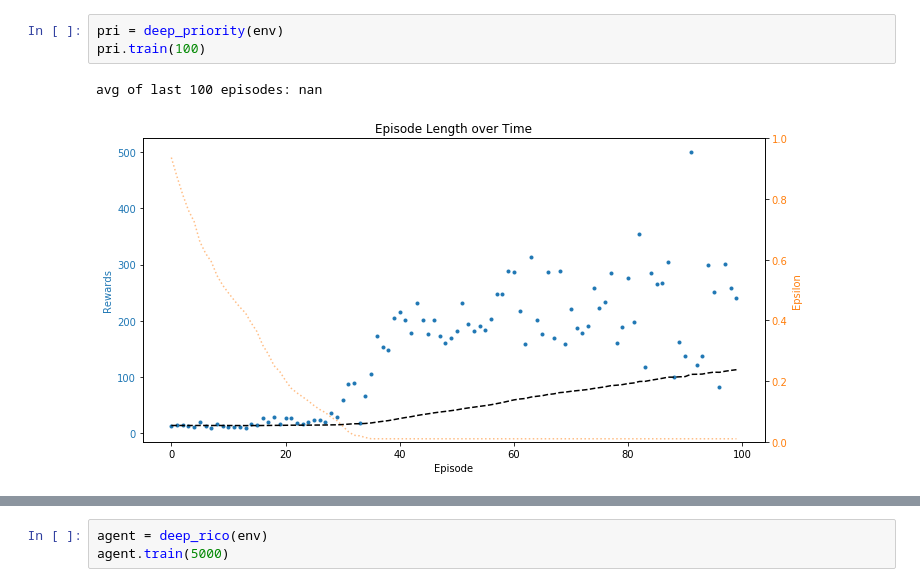
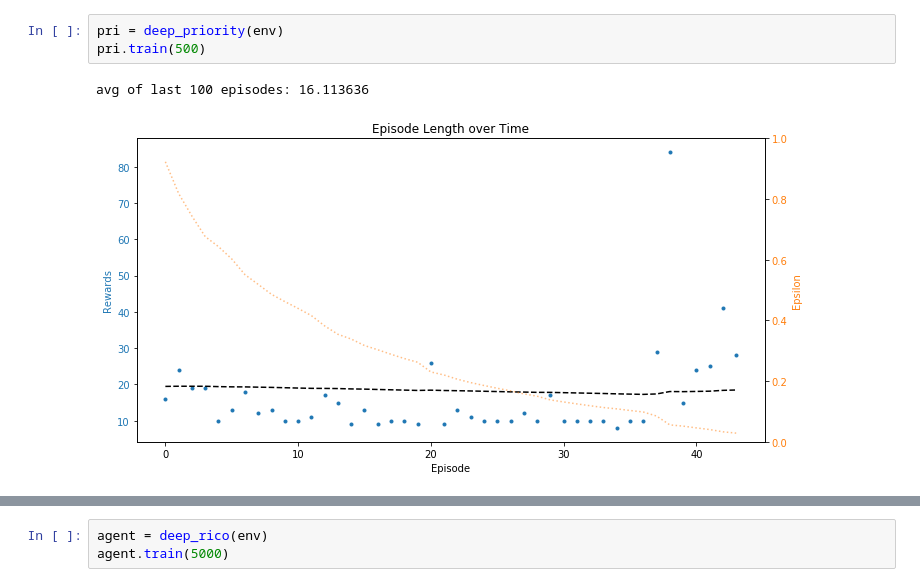
Before and after one commit to unoti/ai-gym-experiments, a Jupyter notebook: 5-CartPole-3.ipynb, the cells around one changed output, grey strips where cells are left out. Drawn from its saved outputs; the diff is of its cells as text.

```diff
--- a/5-CartPole-3.ipynb
+++ b/5-CartPole-3.ipynb
@@ -23,6 +22,6 @@ Using TensorFlow backend.
 # %%
 pri = deep_priority(env)
-pri.train(100)
+pri.train(500)
 # %% [output]
-avg of last 100 episodes: nan
+avg of last 100 episodes: 16.113636
-[figure, old version]
+[figure, new version]
```
Also changed, not shown: parts of 3 cells of this notebook, 3 other files.
